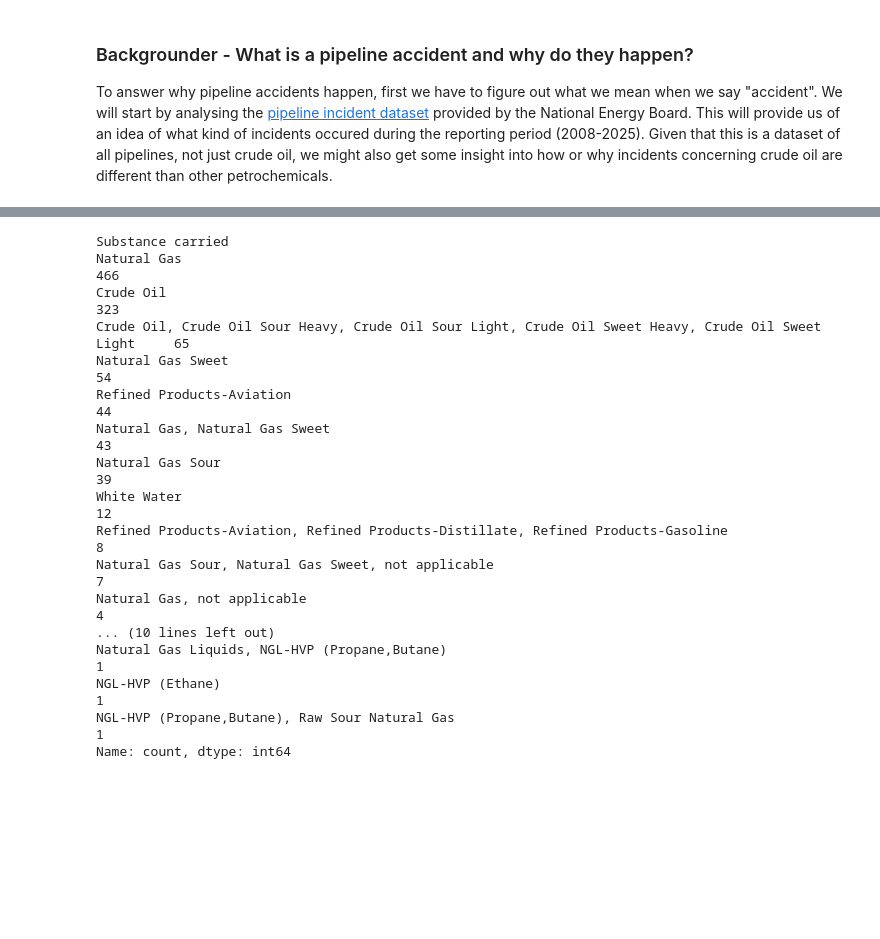
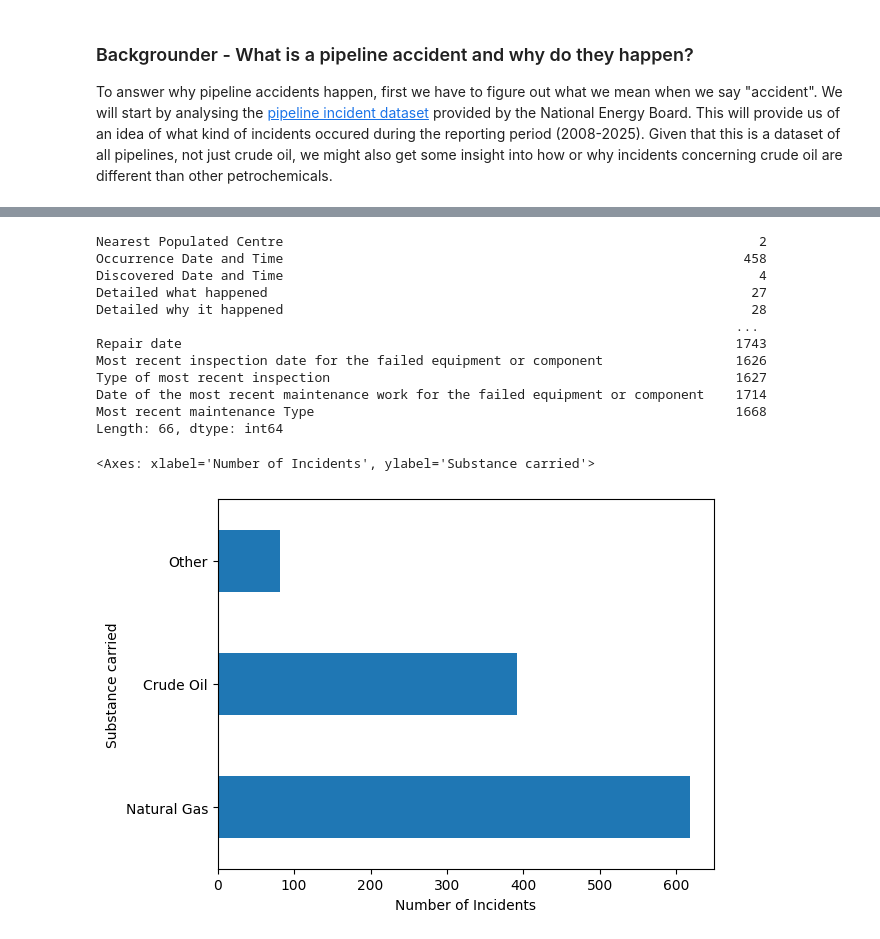
Before and after one commit to jwatchorn/pipeline_analysis, a Jupyter notebook: notebook.ipynb, the cells around one changed output, grey strips where cells are left out. Drawn from its saved outputs; the diff is of its cells as text; code cells hidden in the pictures; blank space fills up the shorter version.

Commit message:
start making figures for analysis

```diff
--- a/notebook.ipynb
+++ b/notebook.ipynb
@@ -47,27 +41,38 @@ import matplotlib.pyplot as plt
 import seaborn as sns
 import folium as fm
 # %%
-df = pd.read_csv(filepath_or_buffer= 'data/in/pipeline-incidents-comprehensive-data.csv',encoding='utf-8', encoding_errors='ignore')
+df_raw = pd.read_csv(filepath_or_buffer= 'data/in/pipeline-incidents-comprehensive-data.csv',encoding='utf-8', encoding_errors='ignore')
+# %%
+missing = df_raw.isnull().sum()
+missing[missing>0]
+# %% [output]
+Nearest Populated Centre                                                             2
+Occurrence Date and Time                                                           458
+Discovered Date and Time                                                             4
+Detailed what happened                                                              27
+Detailed why it happened                                                            28
+                                                                                  ...
+Repair date                                                                       1743
+Most recent inspection date for the failed equipment or component                 1626
+Type of most recent inspection                                                    1627
+Date of the most recent maintenance work for the failed equipment or component    1714
+Most recent maintenance Type                                                      1668
+Length: 66, dtype: int64
+# %%
+#do some data cleaning in the substances categories, this is not exactly perfect but good for a rough screen
+
+df_raw['Substance carried'] = df_raw['Substance carried'].str.replace(r'.*Crude Oil.*', 'Crude Oil', regex=True)
+df_raw['Substance carried'] = df_raw['Substance carried'].str.replace(r'.*Natural Gas.*', 'Natural Gas', regex=True)
+df_raw['Substance carried'] = df_raw['Substance carried'].str.replace(r'^(?!.*(Crude Oil|Natural Gas)).*$', 'Other', regex=True)
+
+
+#while there are other ways to interpolate data - for this project we are only going to look at pipelines where we know what they are carrying for sure
+df = df_raw[df_raw['Substance carried'].notnull()].copy()
 # %%
-df['Substance carried'].value_counts()
+df['Substance carried'].value_counts().plot(xlabel='Number of Incidents',kind='barh')
 # %% [output]
-Substance carried
-Natural Gas                                                                                            466
-Crude Oil                                                                                              323
-Crude Oil, Crude Oil Sour Heavy, Crude Oil Sour Light, Crude Oil Sweet Heavy, Crude Oil Sweet Light     65
-Natural Gas Sweet                                                                                       54
-Refined Products-Aviation                                                                               44
-Natural Gas, Natural Gas Sweet                                                                          43
-Natural Gas Sour                                                                                        39
-White Water                                                                                             12
-Refined Products-Aviation, Refined Products-Distillate, Refined Products-Gasoline                        8
-Natural Gas Sour, Natural Gas Sweet, not applicable                                                      7
-Natural Gas, not applicable                                                                              4
-... (10 lines left out)
-Natural Gas Liquids, NGL-HVP (Propane,Butane)                                                            1
-NGL-HVP (Ethane)                                                                                         1
-NGL-HVP (Propane,Butane), Raw Sour Natural Gas                                                           1
-Name: count, dtype: int64
+<Axes: xlabel='Number of Incidents', ylabel='Substance carried'>
+[figure, added]
 # %%
 #instantiate map and get center
 map_center = [df['Latitude'].mean(), df['Longitude'].mean()]
```
Also changed, not shown: parts of 1 cell of this notebook, 1 other file.
